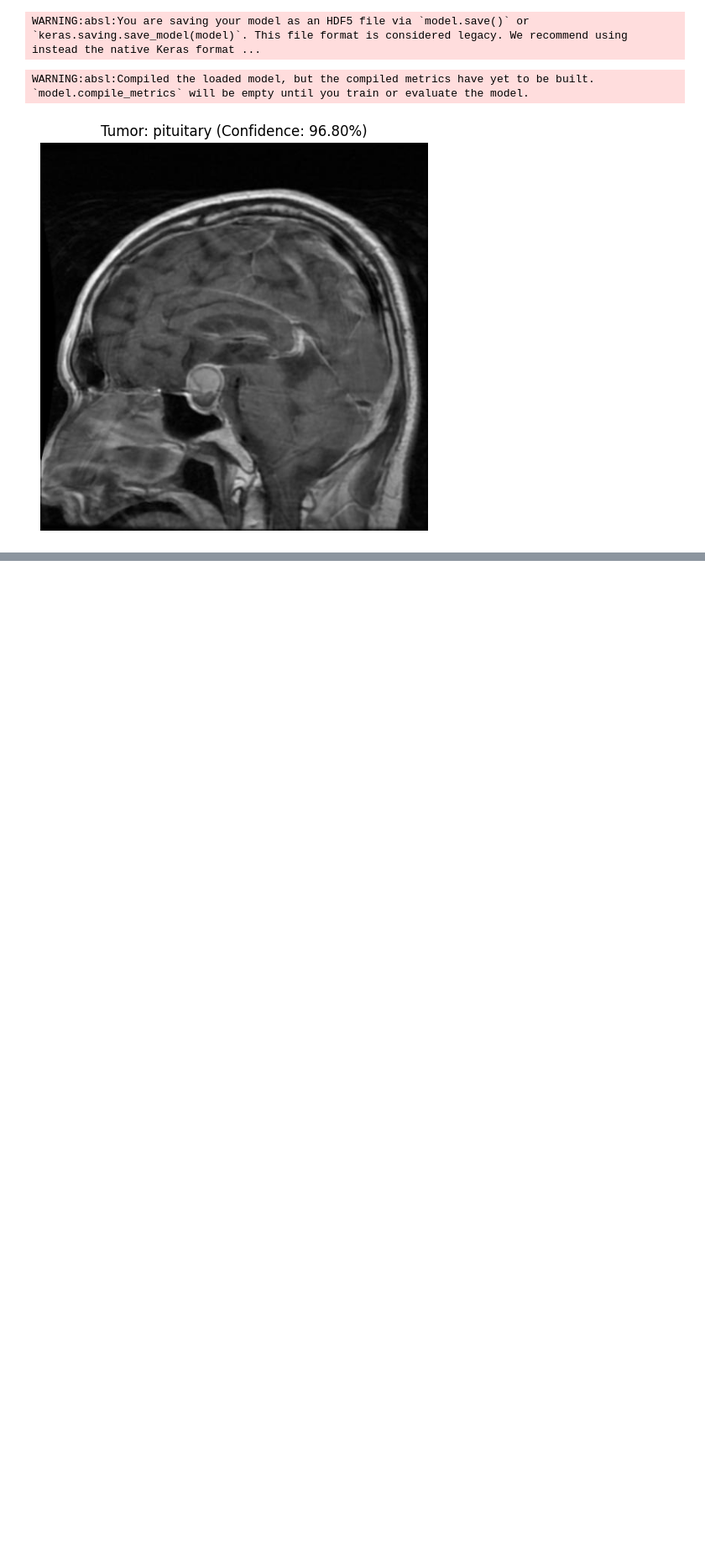
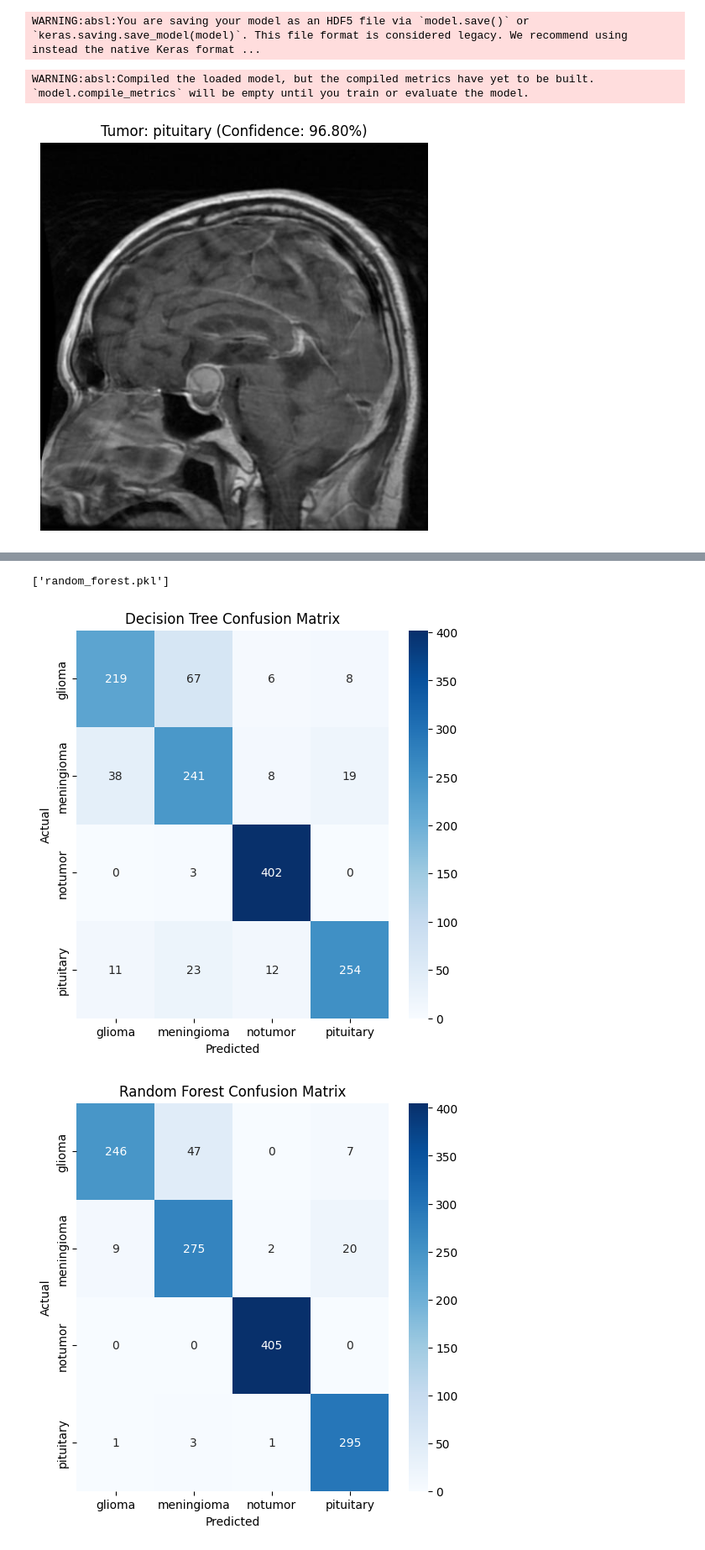
Before and after one commit to Vishal-22-26/Brain_Tumor_Dete, a Jupyter notebook: models/model.ipynb, the cells around one changed output, grey strips where cells are left out. Shown at 84% size. Cells and saved outputs as stored; diff of their text form; code cells hidden in the pictures; blank space fills up the shorter version.

```diff
--- a/models/model.ipynb
+++ b/models/model.ipynb
@@ -302,0 +360,14 @@ detect_and_display(image_path, model)
+# %%
+# Load image data
+X_train, X_test = open_images(train_paths), open_images(test_paths)
+y_train, y_test = encode_label(train_labels), encode_label(test_labels)
+
+# Feature extraction using VGG16
+base_model = VGG16(input_shape=(128, 128, 3), include_top=False, weights='imagenet')
+base_model.trainable = False
+
+X_train_features = base_model.predict(X_train)
+X_test_features = base_model.predict(X_test)
+
+X_train_flat = X_train_features.reshape(X_train_features.shape[0], -1)
+X_test_flat = X_test_features.reshape(X_test_features.shape[0], -1)
@@ -302,0 +377,7 @@ detect_and_display(image_path, model)
+# %%
+# Train Decision Tree classifier
+dt_clf = DecisionTreeClassifier()
+dt_clf.fit(X_train_flat, y_train)
+dt_preds = dt_clf.predict(X_test_flat)
+print("Decision Tree Accuracy:", accuracy_score(y_test, dt_preds))
+print(classification_report(y_test, dt_preds))
@@ -302,0 +400,7 @@ detect_and_display(image_path, model)
+# %%
+# Train Random Forest classifier
+rf_clf = RandomForestClassifier(n_estimators=100)
+rf_clf.fit(X_train_flat, y_train)
+rf_preds = rf_clf.predict(X_test_flat)
+print("Random Forest Accuracy:", accuracy_score(y_test, rf_preds))
+print(classification_report(y_test, rf_preds))
@@ -302,0 +419,20 @@ detect_and_display(image_path, model)
+# %%
+joblib.dump(rf_clf, "random_forest.pkl")
+# %% [output]
+['random_forest.pkl']
+# %%
+# Confusion Matrices
+def plot_confusion_matrix(y_true, y_pred, title):
+    cm = confusion_matrix(y_true, y_pred)
+    plt.figure(figsize=(6, 6))
+    sns.heatmap(cm, annot=True, fmt='d', cmap='Blues', xticklabels=os.listdir(train_dir), yticklabels=os.listdir(train_dir))
+    plt.xlabel('Predicted')
+    plt.ylabel('Actual')
+    plt.title(title)
+    plt.show()
+
+plot_confusion_matrix(y_test, dt_preds, "Decision Tree Confusion Matrix")
+plot_confusion_matrix(y_test, rf_preds, "Random Forest Confusion Matrix")
+# %% [output]
+[figure, added]
+[figure, added]
```
Also changed, not shown: parts of 11 cells of this notebook, 12 other files.
